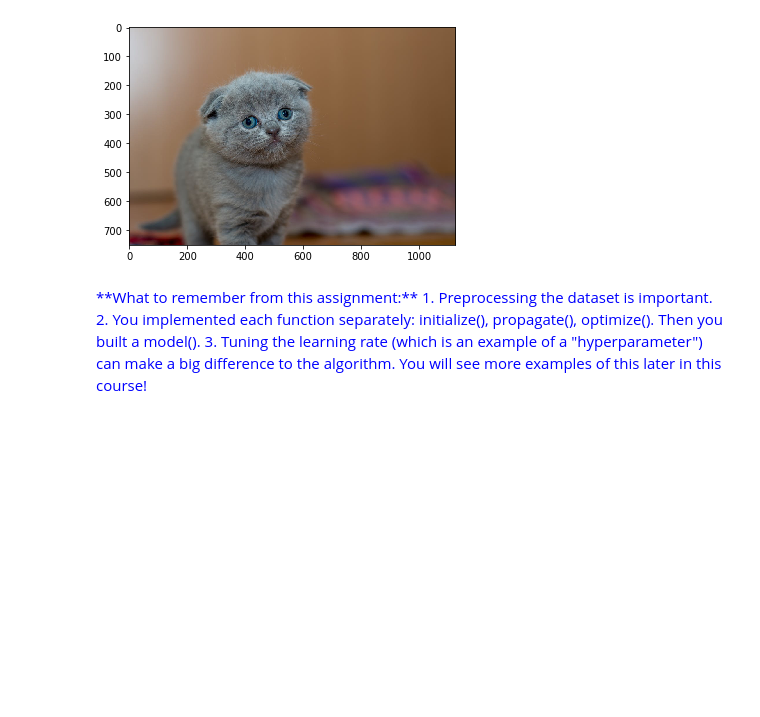
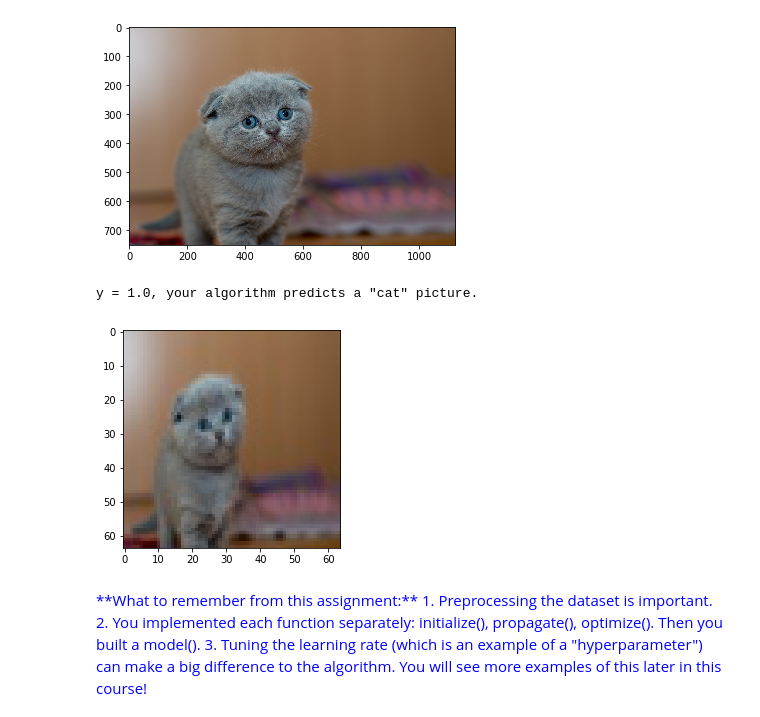
Before and after one commit to gyuho/dplearn, a Jupyter notebook: notebooks/deeplearning.ai/002-logistic-regression-python3.ipynb, the cells around one changed output. Drawn from its saved outputs; the diff is of its cells as text; code cells hidden in the pictures; blank space fills up the shorter version.

Commit message:
notebooks: add resized cat example
Signed-off-by: Gyu-Ho Lee <gyuhox@gmail.com>

```diff
--- a/notebooks/deeplearning.ai/002-logistic-regression-python3.ipynb
+++ b/notebooks/deeplearning.ai/002-logistic-regression-python3.ipynb
@@ -813,6 +808,21 @@ print("y = " +
 # %% [output]
 y = 1.0, your algorithm predicts a "cat" picture.
 [figure]
+# %%
+image2 = np.array(ndimage.imread("images/gray-cat-resized.jpg", flatten=False))
+plt.imshow(image2)
+
+image2_resized = scipy.misc.imresize(image2, size=(num_px,num_px)).reshape((1, num_px*num_px*3)).T
+image2_pred = predict(d["w"], d["b"], image2_resized)
+
+print("y = " +
+      str(np.squeeze(image2_pred)) +
+      ", your algorithm predicts a \"" +
+      classes[int(np.squeeze(image2_pred)),].decode("utf-8") +
+      "\" picture.")
+# %% [output]
+y = 1.0, your algorithm predicts a "cat" picture.
+[figure, added]
 # %% [markdown]
 <font color='blue'>
 **What to remember from this assignment:**
```
Also changed, not shown: parts of 1 cell of this notebook, 1 other file.
